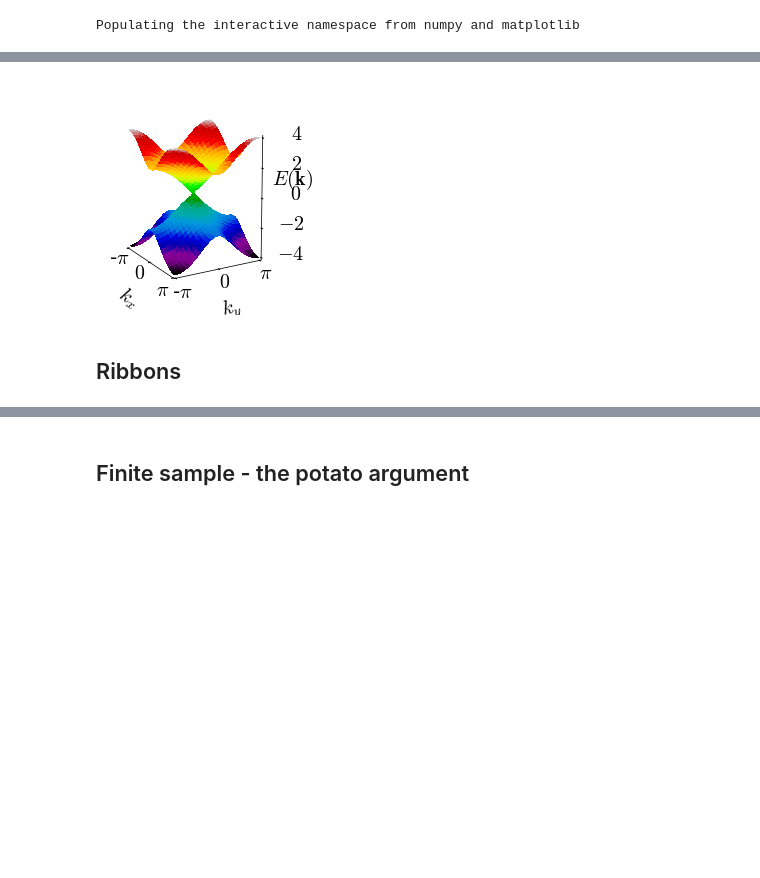
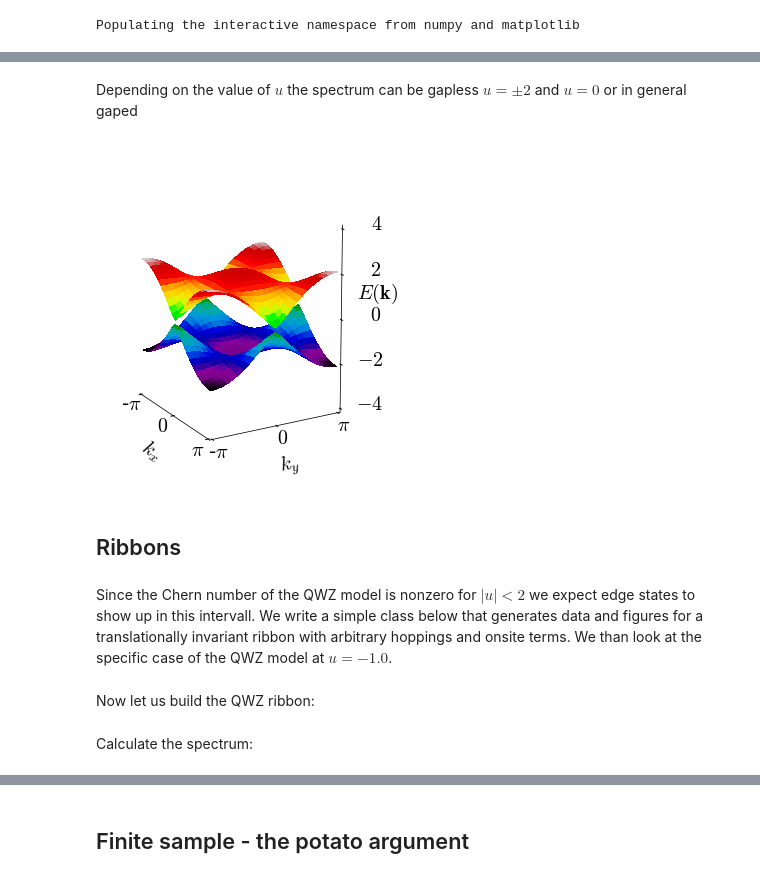
Before and after one commit to oroszl/topins, a Jupyter notebook: QWZ.ipynb, the cells around one changed output, grey strips where cells are left out. Saved outputs shown, nothing was run; the diff lists cells and outputs as text; code cells hidden in the pictures; blank space fills up the shorter version.

Commit message:
QWZ ribbons;skeleton for BHZ

```diff
--- a/QWZ.ipynb
+++ b/QWZ.ipynb
@@ -59,9 +60,15 @@ def QWZbulk(u,ee=13,aa=-30):
     ax0.set_zticklabels([r'$-4$',r'$-2$',r'  $0$',r'  $2$',r'  $4$',],
                     va='baseline',ha='left',**lprop)
     ax0.text(pi+0.6, pi+0.6, 1,r'$E(\mathbf{k})$' ,**lprop);
-# %%
-QWZbulk(-2)
-# %% [output]
-[figure, removed]
+# %% [markdown]
+Depending on the value of $u$ the spectrum can be gapless $u=\pm2$ and $u=0$ or in general gaped
+# %%
+figsize(6,6)
+interact(QWZbulk,u=(-2.3,2.3,0.1),ee=fixed(13),aa=fixed(-30));
+# %% [output]
+[figure, added]
 # %% [markdown]
 ## Ribbons
+# %% [markdown]
+Since the Chern number of the QWZ model is nonzero for $|u|<2$ we expect edge states to show up in this intervall.
+We write a simple class below that generates data and figures for a translationally invariant ribbon with arbitrary hoppings and onsite terms. We than look at the specific case of the QWZ model at $u=-1.0$.
@@ -76,3 +180,5 @@ s3=matrix([[1,0],[0,-1]])
 u=s3;
 t_x=(s3-1j*s1)/2;
 t_y=(s3-1j*s2)/2;
+# %% [markdown]
+Now let us build the QWZ ribbon:
@@ -78,0 +187,2 @@ t_y=(s3-1j*s2)/2;
+# %% [markdown]
+Calculate the spectrum:
```
Also changed, not shown: parts of 13 cells of this notebook, 2 other files.
